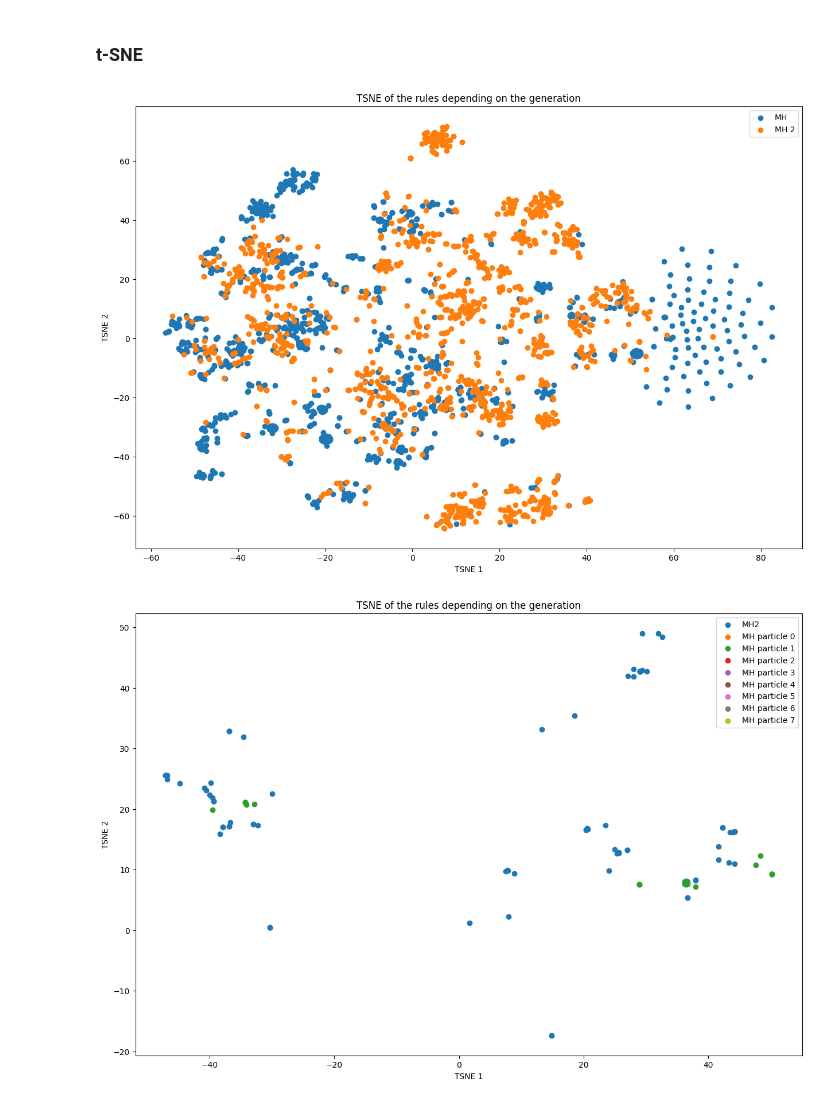
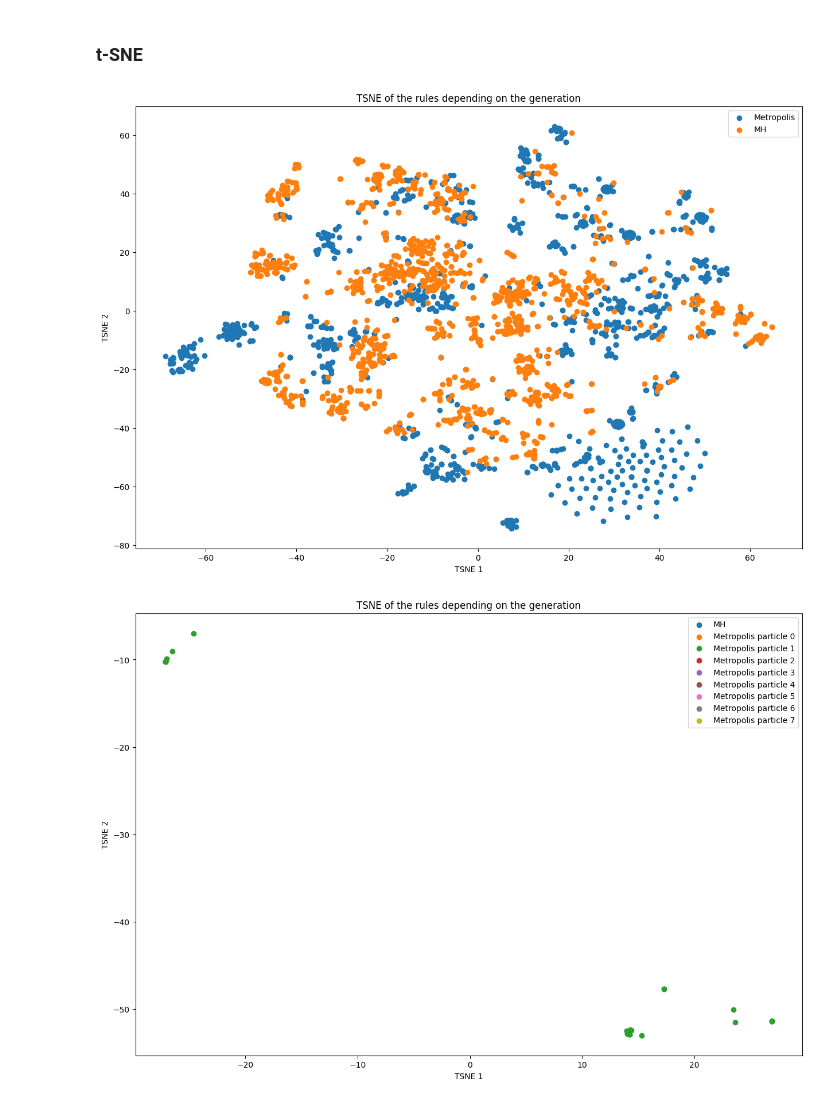
Before and after one commit to flowersteam/WorldLLM, a Jupyter notebook: compare_MH.ipynb, the cells around one changed output. Saved outputs shown, nothing was run; the diff lists cells and outputs as text; code cells hidden in the pictures.

Commit message:
plots(MH): improve comparison of the Metropolis methods

```diff
--- a/compare_MH.ipynb
+++ b/compare_MH.ipynb
@@ -7,11 +7,16 @@ import json
 from sentence_transformers import SentenceTransformer
 from sklearn.manifold import TSNE
 import os
+# %%
+mh_name = "Metropolis"
+mh_o_name = "MH"
 # %%
 #Load the data
-extension = "ngl"
+rule = "ngl"
+extension = ""
+extension_2 = "_ot"
 print(f"-------------------------------- Load MH {extension} --------------------------------")
-name_experiment_mh = "/metropolis_phi_phi_" + extension +"_ot"
+name_experiment_mh = f"/metropolis_phi_phi_{rule}{extension}"
 path_start = "./outputs/" + name_experiment_mh + "/"
 lst_data_mh = []
 for f_day in os.listdir(path_start):
@@ -22,8 +27,8 @@ for f_day in os.listdir(path_start):
                 with open(path, "r") as file:
                     lst_data_mh.append(json.load(file))
                     print("Loaded: " + path)
-print(f"-------------------------------- Load MH 2 {extension}  --------------------------------")
-name_experiment_mh = f"/metropolis_phi_phi_{extension}_wt5" +"_ot"
+print(f"-------------------------------- Load MH O {extension}  --------------------------------")
+name_experiment_mh = f"/mh_phi_phi_{rule}{extension_2}"
 path_start = "./outputs/" + name_experiment_mh + "/"
 lst_data_mh_o = []
 for f_day in os.listdir(path_start):
@@ -229,15 +234,15 @@ proj_embeddings = TSNE(n_components=2).fit_transform(embeddings)
 # %%
 # Plot the embeddings
 plt.figure(figsize=(15,10))
-plt.scatter(proj_embeddings[:len(all_rules_mh.flatten()),0], proj_embeddings[:len(all_rules_mh.flatten()),1], label="MH")
-plt.scatter(proj_embeddings[len(all_rules_mh.flatten()):,0], proj_embeddings[len(all_rules_mh.flatten()):,1], label="MH 2")
+plt.scatter(proj_embeddings[:len(all_rules_mh.flatten()),0], proj_embeddings[:len(all_rules_mh.flatten()),1], label=mh_name)
+plt.scatter(proj_embeddings[len(all_rules_mh.flatten()):,0], proj_embeddings[len(all_rules_mh.flatten()):,1], label=mh_o_name)
 plt.legend()
 plt.xlabel("TSNE 1")
 plt.ylabel("TSNE 2")
 plt.title("TSNE of the rules depending on the generation")
 plt.show()
 # %% [output]
-[figure, old version]
+[figure, new version]
 # %%
 # Plot embeddings with likelihoods high enough
 # Plot the embeddings
@@ -245,18 +250,18 @@ all_likelihoods = np.concatenate([all_likelihoods_mh.flatten(), all_likelihoods_
 mask_likelihood = all_likelihoods > -5
 mask_is = np.arange(len(all_likelihoods)) >= len(all_rules_mh.flatten())
 plt.figure(figsize=(15,10))
-plt.scatter(proj_embeddings[mask_likelihood&mask_is,0], proj_embeddings[mask_likelihood&mask_is,1], label="MH2")
+plt.scatter(proj_embeddings[mask_likelihood&mask_is,0], proj_embeddings[mask_likelihood&mask_is,1], label=mh_o_name)
 #Plot MH particles
 for i in range(len(all_rules_mh)):
     mask_mh = (np.arange(len(all_likelihoods)) < (i+1)*all_rules_mh.shape[1]) & (np.arange(len(all_likelihoods)) >= i*all_rules_mh.shape[1])
-    plt.scatter(proj_embeddings[mask_likelihood&mask_mh,0], proj_embeddings[mask_likelihood&mask_mh,1], label="MH particle "+str(i))
+    plt.scatter(proj_embeddings[mask_likelihood&mask_mh,0], proj_embeddings[mask_likelihood&mask_mh,1], label=f"{mh_name} particle "+str(i))
 plt.legend()
 plt.xlabel("TSNE 1")
 plt.ylabel("TSNE 2")
 plt.title("TSNE of the rules depending on the generation")
 plt.show()
 # %% [output]
-[figure, old version]
+[figure, new version]
 # %%
 from matplotlib.colors import Normalize
 
```
Also changed, not shown: parts of 11 cells of this notebook, 1 other file.
